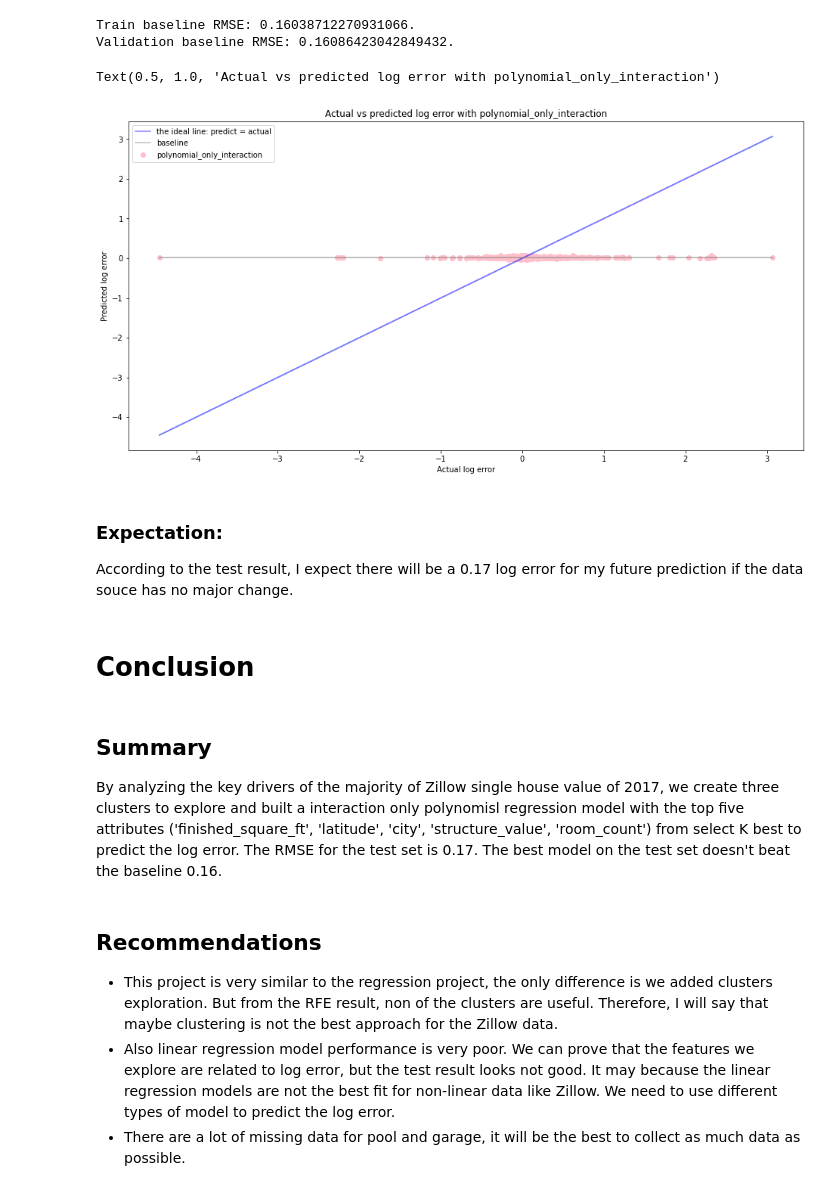
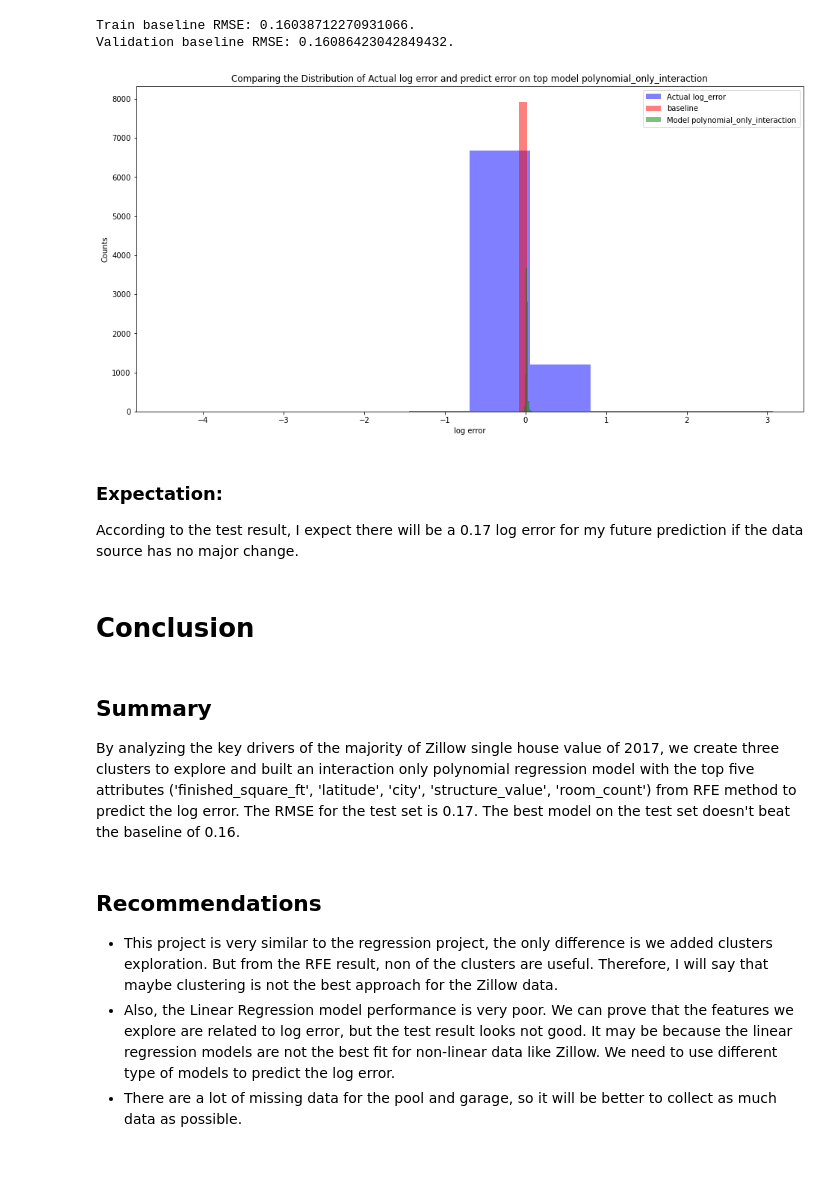
Before and after one commit to Chenchen070/zillow_clustering_project, a Jupyter notebook: zillow_clustering_project_final_notebook.ipynb, the cells around one changed output. Drawn from its saved outputs; the diff is of its cells as text; code cells hidden in the pictures; blank space fills up the shorter version.

```diff
--- a/zillow_clustering_project_final_notebook.ipynb
+++ b/zillow_clustering_project_final_notebook.ipynb
@@ -604,41 +606,36 @@ Validation baseline RMSE: 0.16086423042849432.
 # %%
 predictions_test_rfe = pd.DataFrame({'actual': test.log_error})
 predictions_test_rfe['polynomial_only_interaction'] = lm_test_rfe.predict(poly_test.transform(x_test_rfe))
 predictions_test_rfe['baseline'] = baseline
 
 plt.figure(figsize=(16,8))
 
-plt.plot(predictions_test_rfe['actual'], predictions_test_rfe['actual'], alpha=0.5,
-         color='blue', label='the ideal line: predict = actual')
-plt.plot(predictions_test_rfe['actual'], predictions_test_rfe['baseline'], alpha=0.5,
-         color='gray', label='baseline')
-
-plt.scatter(predictions_test_rfe['actual'], predictions_test_rfe['polynomial_only_interaction'],
-            color='pink', label='polynomial_only_interaction')
-
+plt.hist(predictions_test_rfe.actual, color='blue', alpha=.5, label="Actual log_error")
+plt.hist(predictions_test_rfe.baseline, color='red', alpha=.5, label="baseline")
+plt.hist(predictions_test_rfe.polynomial_only_interaction, color='green', alpha=.5, label="Model polynomial_only_interaction")
+plt.xlabel("log error")
+plt.ylabel("Counts")
+plt.title("Comparing the Distribution of Actual log error and predict error on top model polynomial_only_interaction")
 plt.legend()
-plt.xlabel('Actual log error')
-plt.ylabel('Predicted log error')
-plt.title('Actual vs predicted log error with polynomial_only_interaction')
+plt.show()
 # %% [output]
-Text(0.5, 1.0, 'Actual vs predicted log error with polynomial_only_interaction')
-[figure, old version]
+[figure, new version]
 # %% [markdown]
 ### Expectation:
 
-According to the test result, I expect there will be a 0.17 log error for my future prediction if the data souce has no major change.
+According to the test result, I expect there will be a 0.17 log error for my future prediction if the data source has no major change.
 # %% [markdown]
 # Conclusion
 # %% [markdown]
 ## Summary
 
-By analyzing the key drivers of the majority of Zillow single house value of 2017, we create three clusters to explore and built a interaction only polynomisl regression model with the top five attributes ('finished_square_ft', 'latitude', 'city', 'structure_value', 'room_count') from select K best to predict the log error. The RMSE for the test set is 0.17. The best model on the test set doesn't beat the baseline 0.16.
+By analyzing the key drivers of the majority of Zillow single house value of 2017, we create three clusters to explore and built an interaction only polynomial regression model with the top five attributes ('finished_square_ft', 'latitude', 'city', 'structure_value', 'room_count') from RFE method to predict the log error. The RMSE for the test set is 0.17. The best model on the test set doesn't beat the baseline of 0.16.
 # %% [markdown]
 ## Recommendations
 
 * This project is very similar to the regression project, the only difference is we added clusters exploration. But from the RFE result, non of the clusters are useful. Therefore, I will say that maybe clustering is not the best approach for the Zillow data.
-* Also linear regression model performance is very poor. We can prove that the features we explore are related to log error, but the test result looks not good. It may because the linear regression models are not the best fit for non-linear data like Zillow. We need to use different types of model to predict the log error.
-* There are a lot of missing data for pool and garage, it will be the best to collect as much data as possible.
+* Also, the Linear Regression model performance is very poor. We can prove that the features we explore are related to log error, but the test result looks not good. It may be because the linear regression models are not the best fit for non-linear data like Zillow. We need to use different type of models to predict the log error.
+* There are a lot of missing data for the pool and garage, so it will be better to collect as much data as possible.
 # %% [markdown]
 ## Next Steps:
 
```
Also changed, not shown: parts of 15 cells of this notebook.
